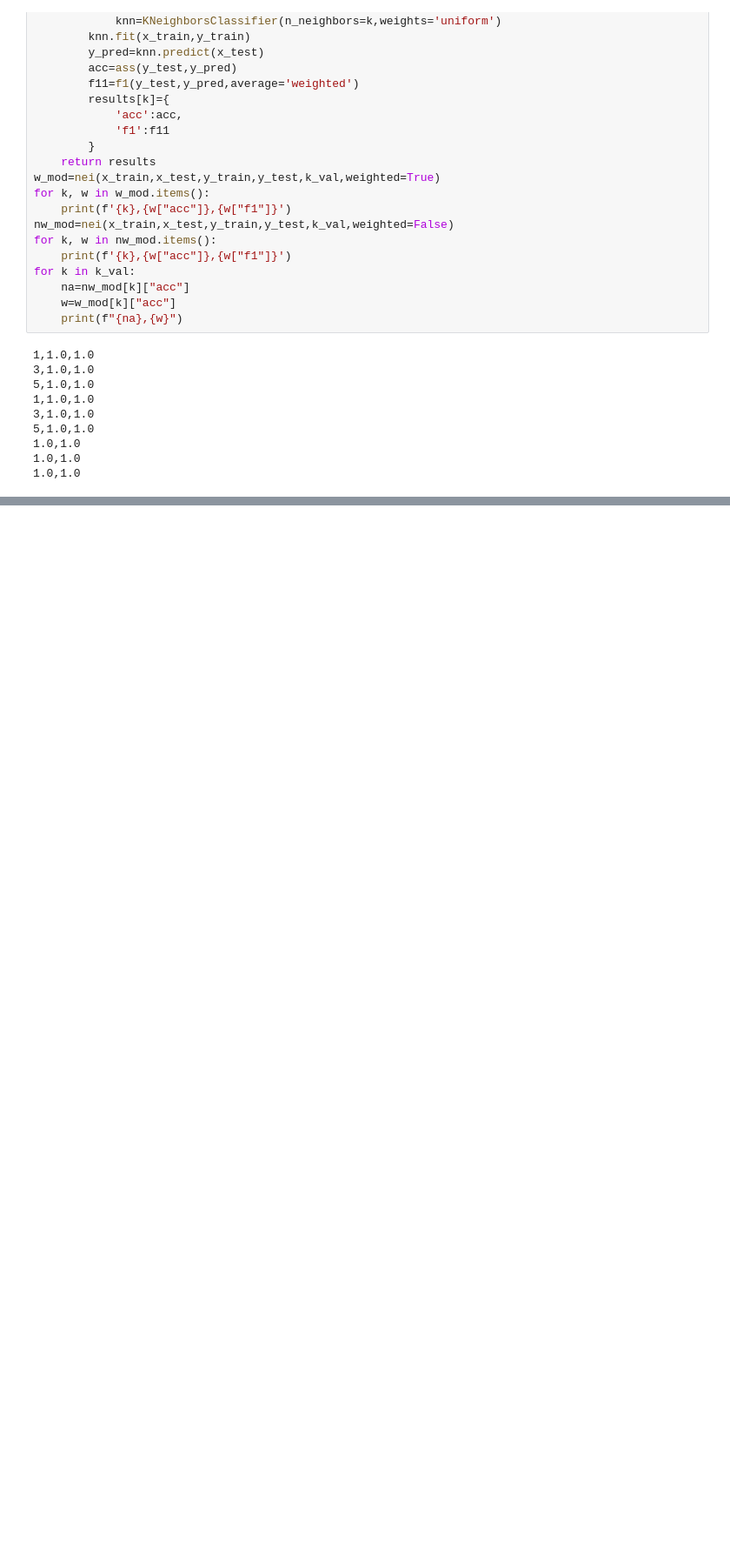
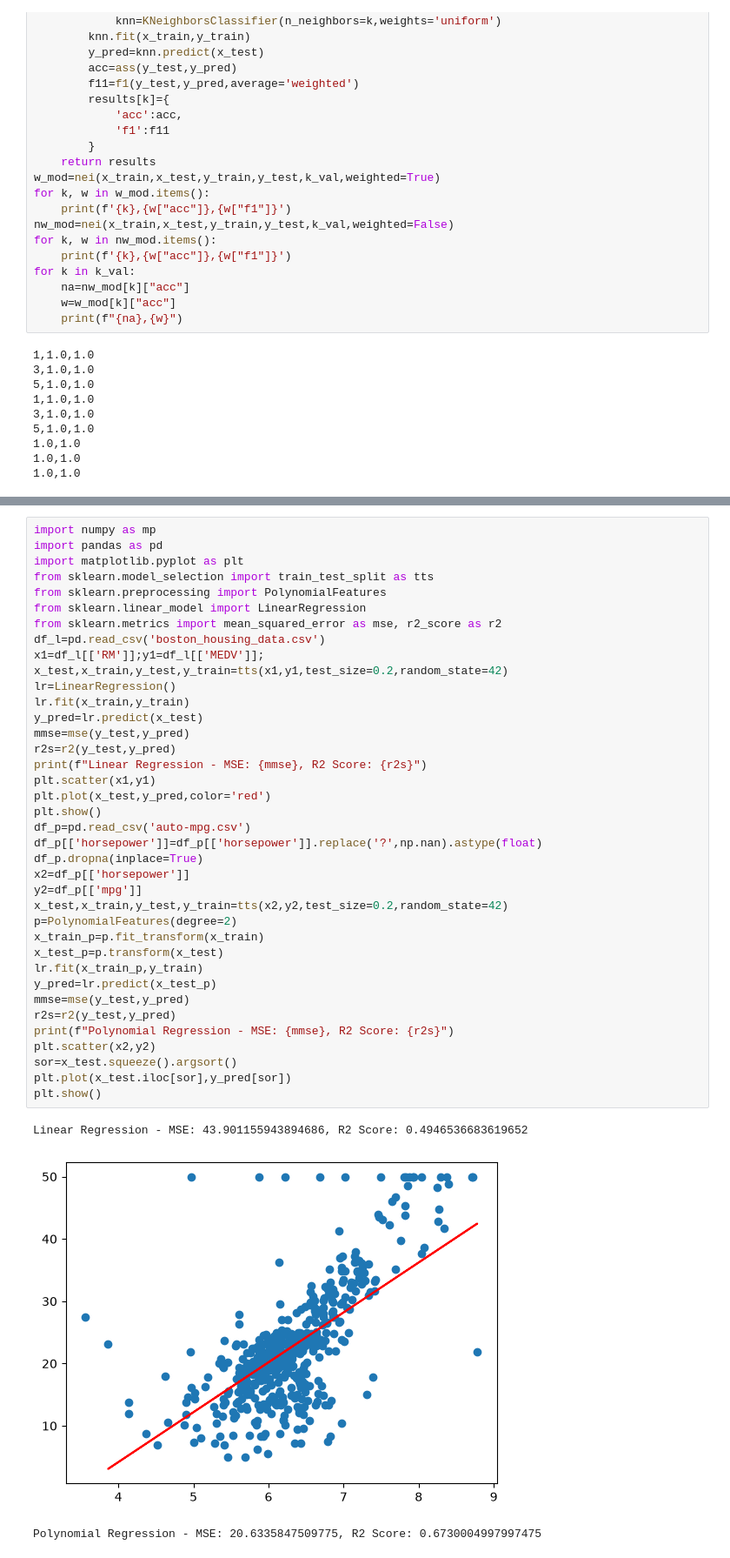
Before and after one commit to Rayz4010/important, a Jupyter notebook: 6th sem/ML/1.ipynb, the cells around one changed output, grey strips where cells are left out. Shown at 87% size. Cells and saved outputs as stored; diff of their text form; blank space fills up the shorter version.

```diff
--- a/6th sem/ML/1.ipynb
+++ b/6th sem/ML/1.ipynb
@@ -182,0 +246,42 @@ for k in k_val:
+# %%
+import numpy as mp
+import pandas as pd
+import matplotlib.pyplot as plt
+from sklearn.model_selection import train_test_split as tts
+from sklearn.preprocessing import PolynomialFeatures
+from sklearn.linear_model import LinearRegression
+from sklearn.metrics import mean_squared_error as mse, r2_score as r2
+df_l=pd.read_csv('boston_housing_data.csv')
+x1=df_l[['RM']];y1=df_l[['MEDV']];
+x_test,x_train,y_test,y_train=tts(x1,y1,test_size=0.2,random_state=42)
+lr=LinearRegression()
+lr.fit(x_train,y_train)
+y_pred=lr.predict(x_test)
+mmse=mse(y_test,y_pred)
+r2s=r2(y_test,y_pred)
+print(f"Linear Regression - MSE: {mmse}, R2 Score: {r2s}")
+plt.scatter(x1,y1)
+plt.plot(x_test,y_pred,color='red')
+plt.show()
+df_p=pd.read_csv('auto-mpg.csv')
+df_p[['horsepower']]=df_p[['horsepower']].replace('?',np.nan).astype(float)
+df_p.dropna(inplace=True)
+x2=df_p[['horsepower']]
+y2=df_p[['mpg']]
+x_test,x_train,y_test,y_train=tts(x2,y2,test_size=0.2,random_state=42)
+p=PolynomialFeatures(degree=2)
+x_train_p=p.fit_transform(x_train)
+x_test_p=p.transform(x_test)
+lr.fit(x_train_p,y_train)
+y_pred=lr.predict(x_test_p)
+mmse=mse(y_test,y_pred)
+r2s=r2(y_test,y_pred)
+print(f"Polynomial Regression - MSE: {mmse}, R2 Score: {r2s}")
+plt.scatter(x2,y2)
+sor=x_test.squeeze().argsort()
+plt.plot(x_test.iloc[sor],y_pred[sor])
+plt.show()
+# %% [output]
+Linear Regression - MSE: 43.901155943894686, R2 Score: 0.4946536683619652
+[figure, added]
+Polynomial Regression - MSE: 20.6335847509775, R2 Score: 0.6730004997997475
```
Also changed, not shown: parts of 5 cells of this notebook.
